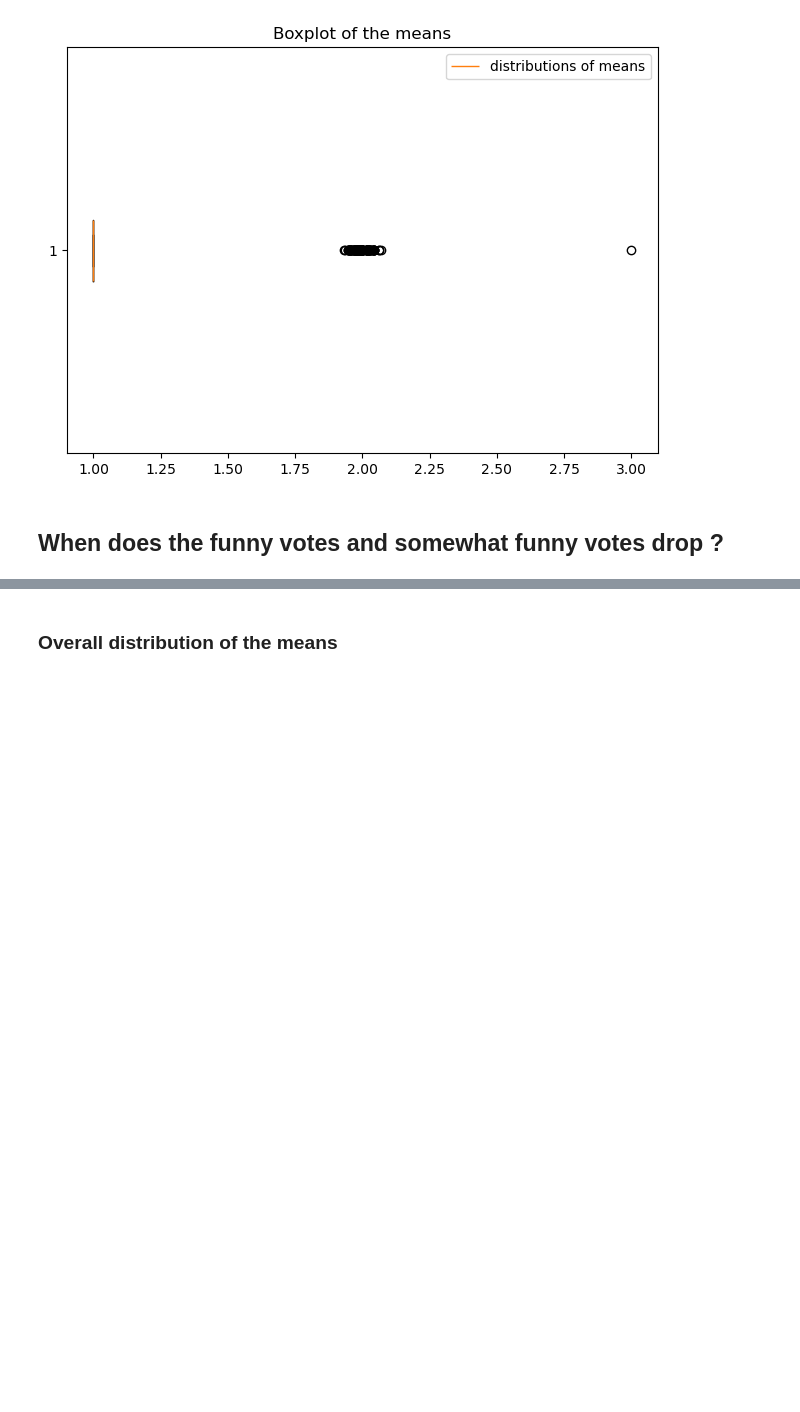
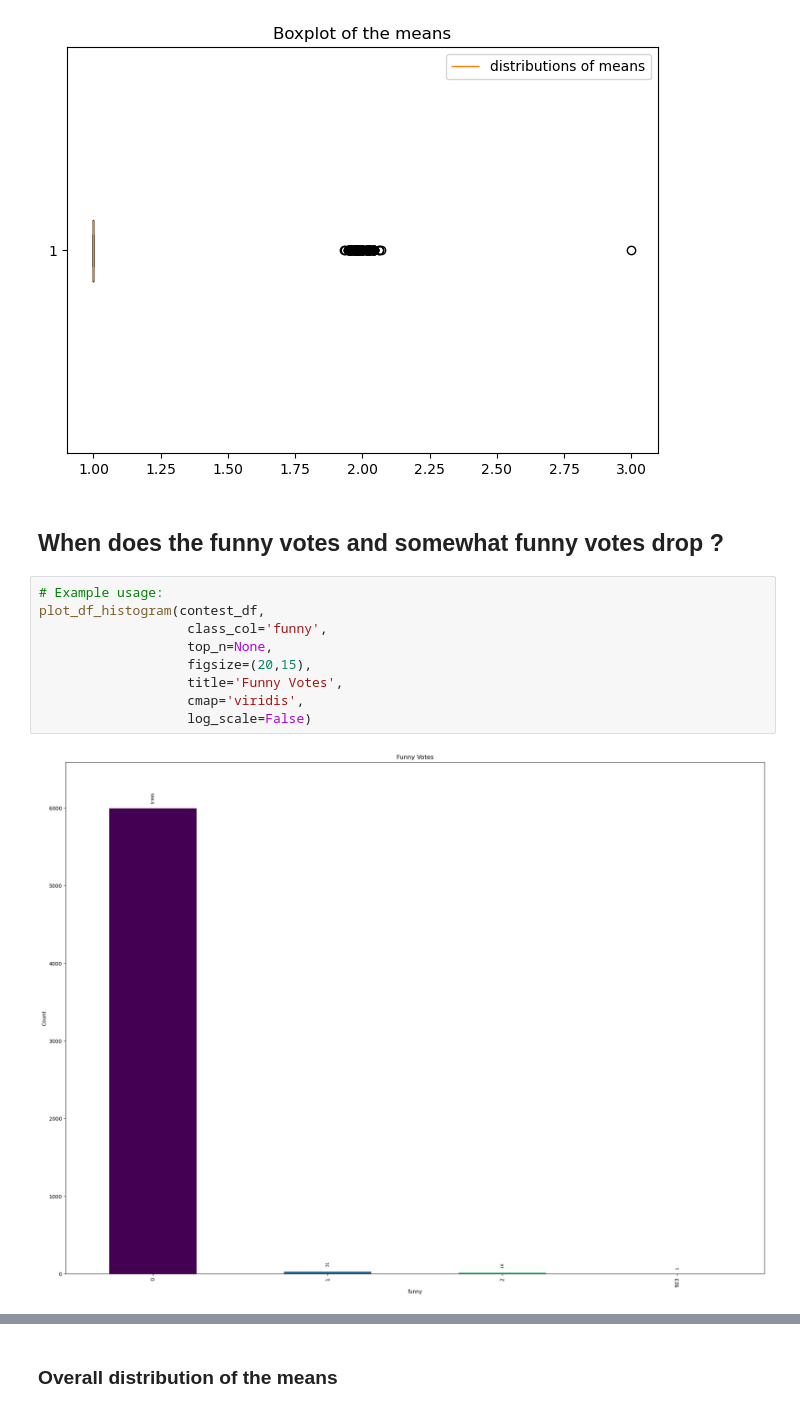
Before and after one commit to epfl-ada/ada-2025-project-json-derulo, a Jupyter notebook: src/Adrian/visualisation.ipynb, the cells around one changed output, grey strips where cells are left out. Cells and saved outputs as stored; diff of their text form; blank space fills up the shorter version.

```diff
--- a/src/Adrian/visualisation.ipynb
+++ b/src/Adrian/visualisation.ipynb
@@ -225,3 +244,14 @@ plt.show()
 [figure]
 # %% [markdown]
 ## When does the funny votes and somewhat funny votes drop ?
+# %%
+# Example usage:
+plot_df_histogram(contest_df,
+                   class_col='funny',
+                   top_n=None,
+                   figsize=(20,15),
+                   title='Funny Votes',
+                   cmap='viridis',
+                   log_scale=False)
+# %% [output]
+[figure, added]
```
Also changed, not shown: parts of 5 cells of this notebook.
